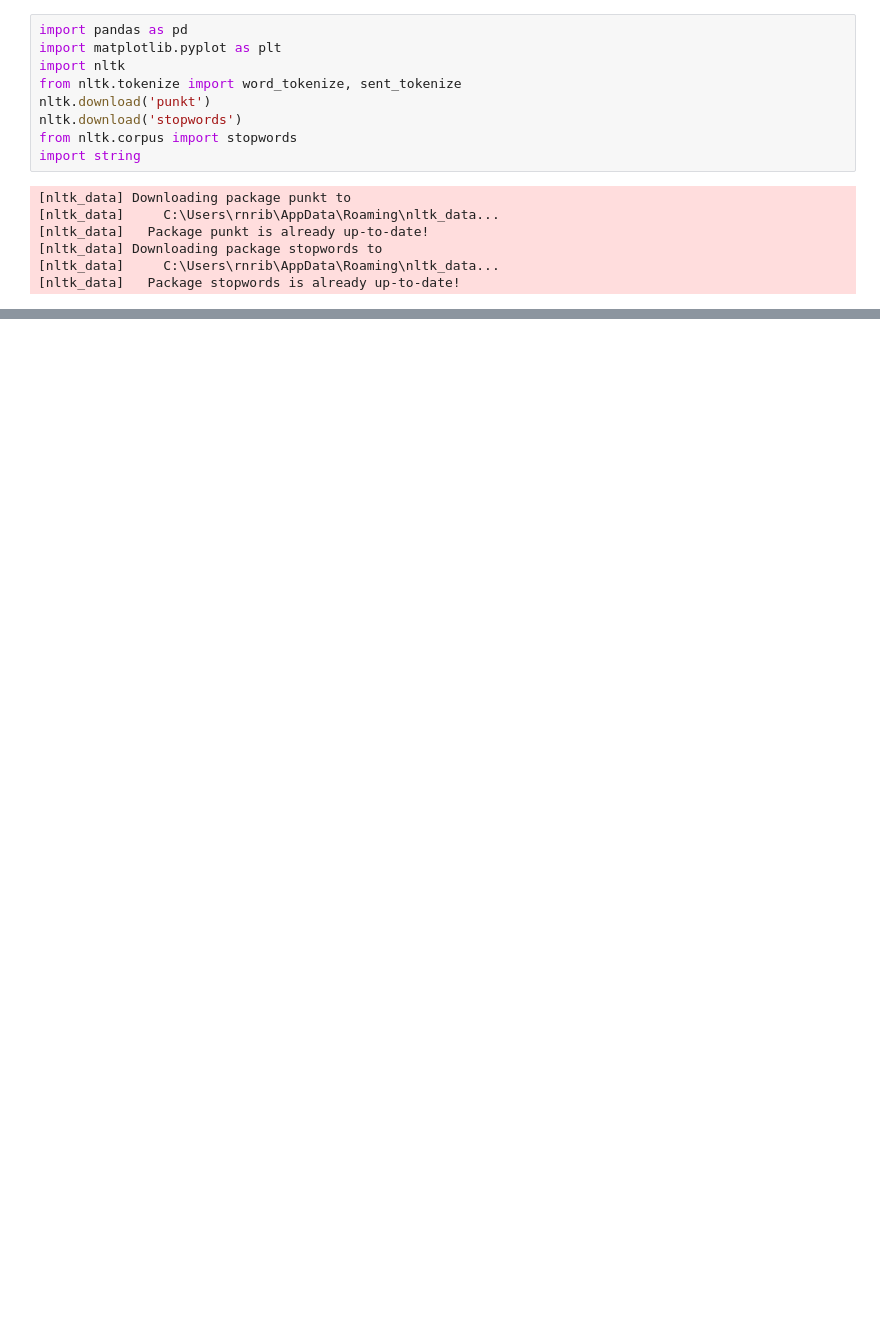
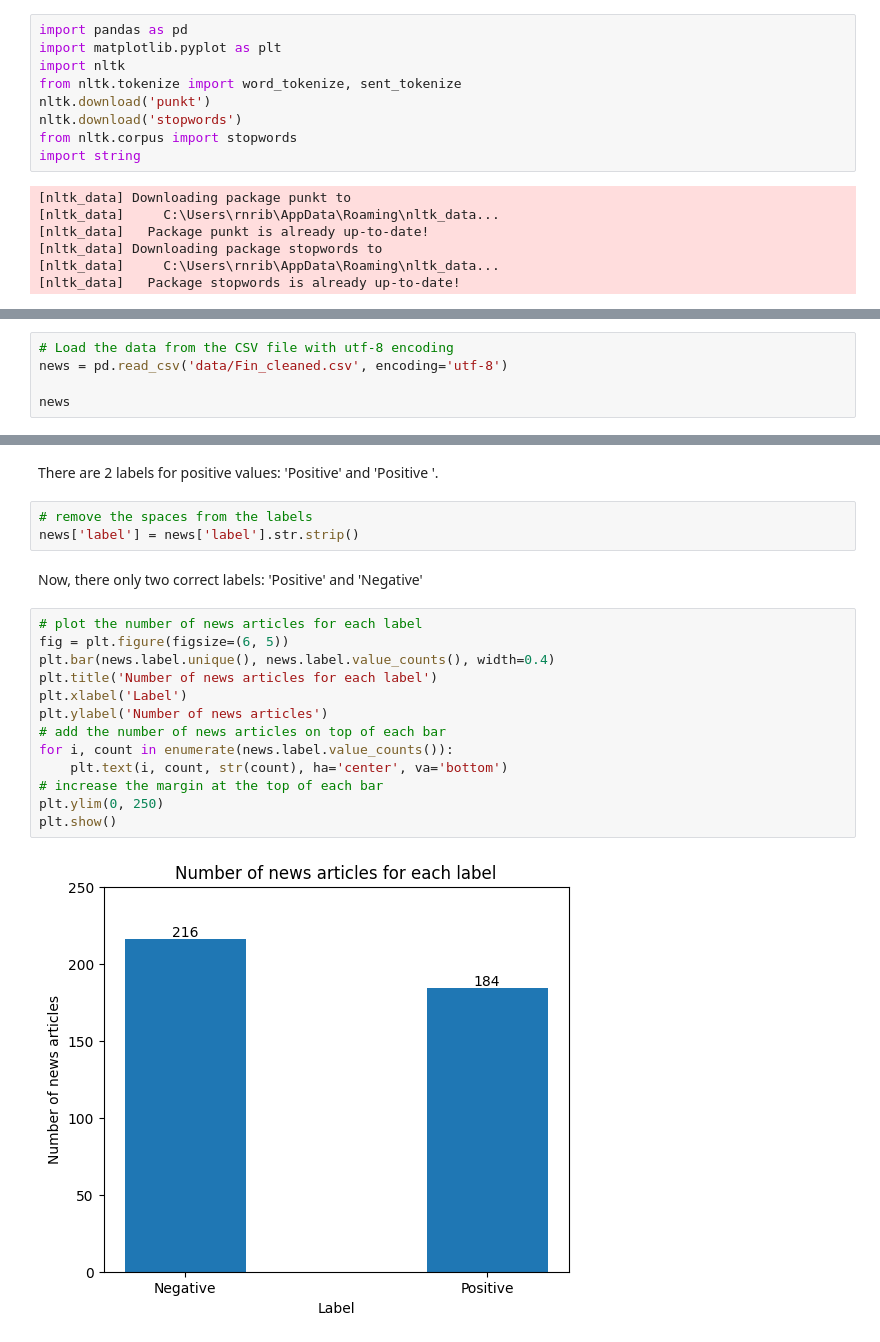
Before and after one commit to rnribeiro/NLP_FEUP, a Jupyter notebook: main.ipynb, the cells around one changed output, grey strips where cells are left out. Drawn from its saved outputs; the diff is of its cells as text; blank space fills up the shorter version.

```diff
--- a/main.ipynb
+++ b/main.ipynb
@@ -38,0 +25,5 @@ news
+# %%
+# Load the data from the CSV file with utf-8 encoding
+news = pd.read_csv('data/Fin_cleaned.csv', encoding='utf-8')
+
+news
@@ -72,2 +103,24 @@ news['date'] = pd.to_datetime(news['date'])
+# %% [markdown]
+There are 2 labels for positive values: 'Positive' and 'Positive '.
+# %%
+# remove the spaces from the labels
+news['label'] = news['label'].str.strip()
+# %% [markdown]
+Now, there only two correct labels: 'Positive' and 'Negative'
+# %%
+# plot the number of news articles for each label
+fig = plt.figure(figsize=(6, 5))
+plt.bar(news.label.unique(), news.label.value_counts(), width=0.4)
+plt.title('Number of news articles for each label')
+plt.xlabel('Label')
+plt.ylabel('Number of news articles')
+# add the number of news articles on top of each bar
+for i, count in enumerate(news.label.value_counts()):
+    plt.text(i, count, str(count), ha='center', va='bottom')
+# increase the margin at the top of each bar
+plt.ylim(0, 250)
+plt.show()
+# %% [output]
+[figure, added]
 # %%
 text_columns = ['headline', 'synopsis', 'text']
```
Also changed, not shown: parts of 24 cells of this notebook.
